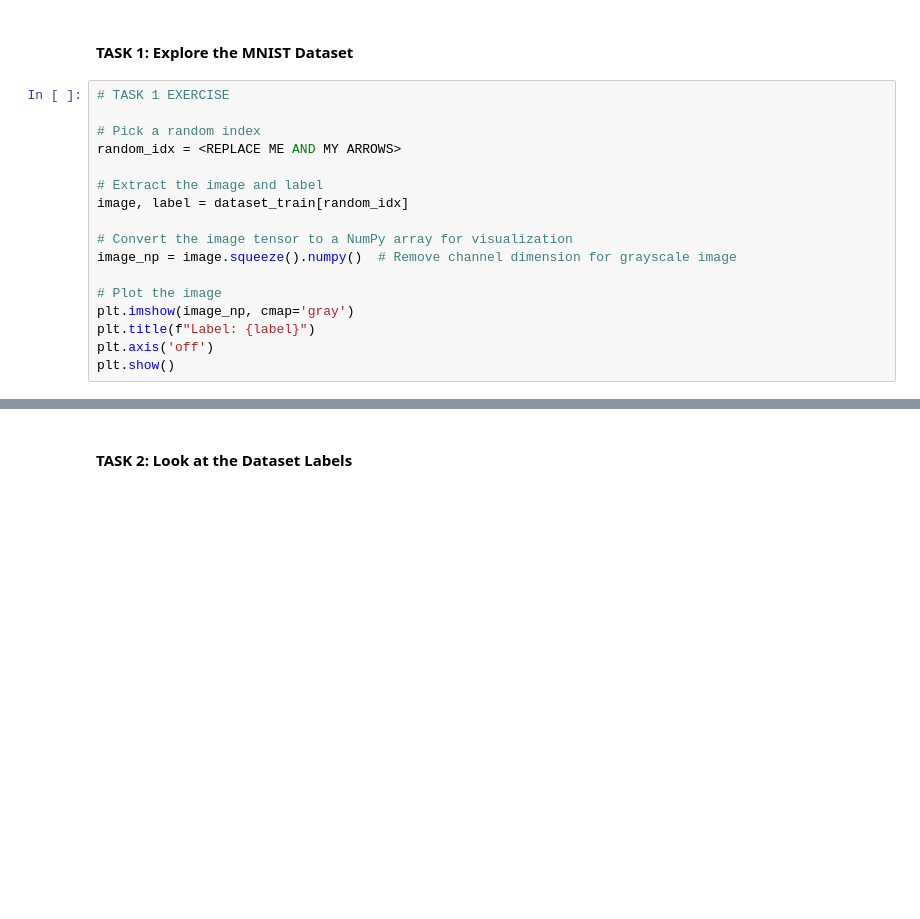
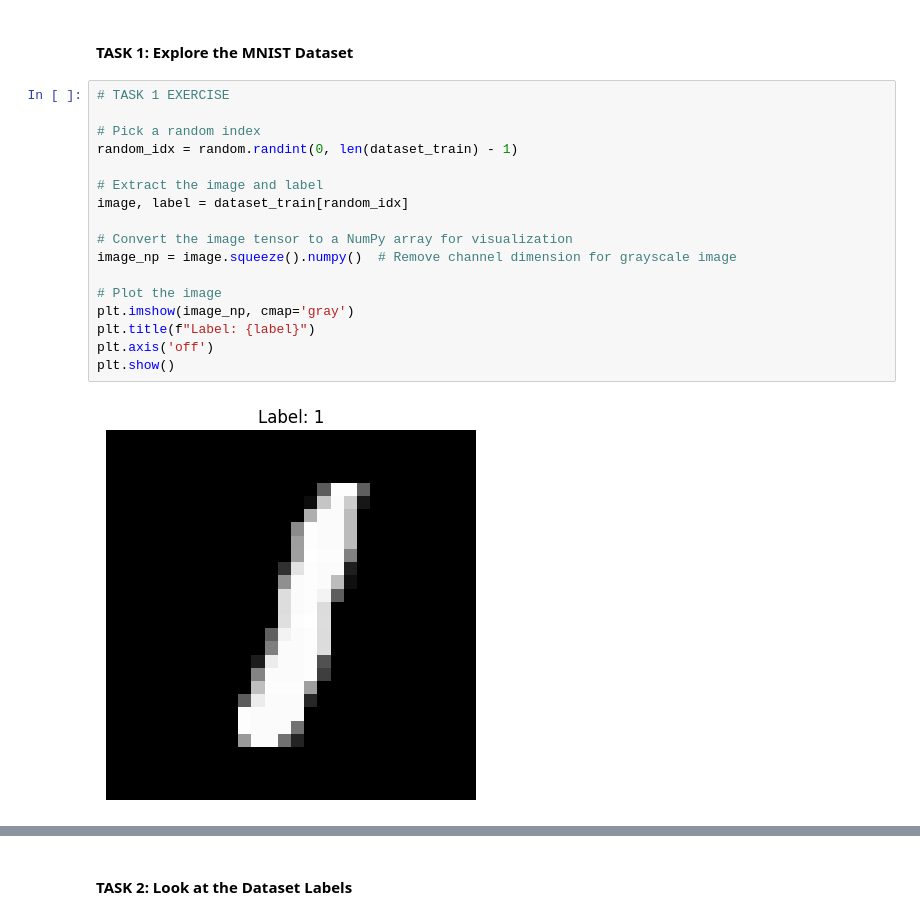
Before and after one commit to bmontoyag/UTEC_MISTI_2026, a Jupyter notebook: 2026mistiperu_introtofeatureengineering_images_student_exercises.ipynb, the cells around one changed output, grey strips where cells are left out. Saved outputs shown, nothing was run; the diff lists cells and outputs as text; blank space fills up the shorter version.

```diff
--- a/2026mistiperu_introtofeatureengineering_images_student_exercises.ipynb
+++ b/2026mistiperu_introtofeatureengineering_images_student_exercises.ipynb
@@ -146,20 +149,22 @@ Tasks:
 # %%
 # TASK 1 EXERCISE
 
 # Pick a random index
-random_idx = <REPLACE ME AND MY ARROWS>
+random_idx = random.randint(0, len(dataset_train) - 1)
 
 # Extract the image and label
 image, label = dataset_train[random_idx]
 
 # Convert the image tensor to a NumPy array for visualization
 image_np = image.squeeze().numpy()  # Remove channel dimension for grayscale image
 
 # Plot the image
 plt.imshow(image_np, cmap='gray')
 plt.title(f"Label: {label}")
 plt.axis('off')
 plt.show()
+# %% [output]
+[figure, added]
 # %%
 # TASK 1 SOLUTION
 
```
Also changed, not shown: parts of 32 cells of this notebook.
